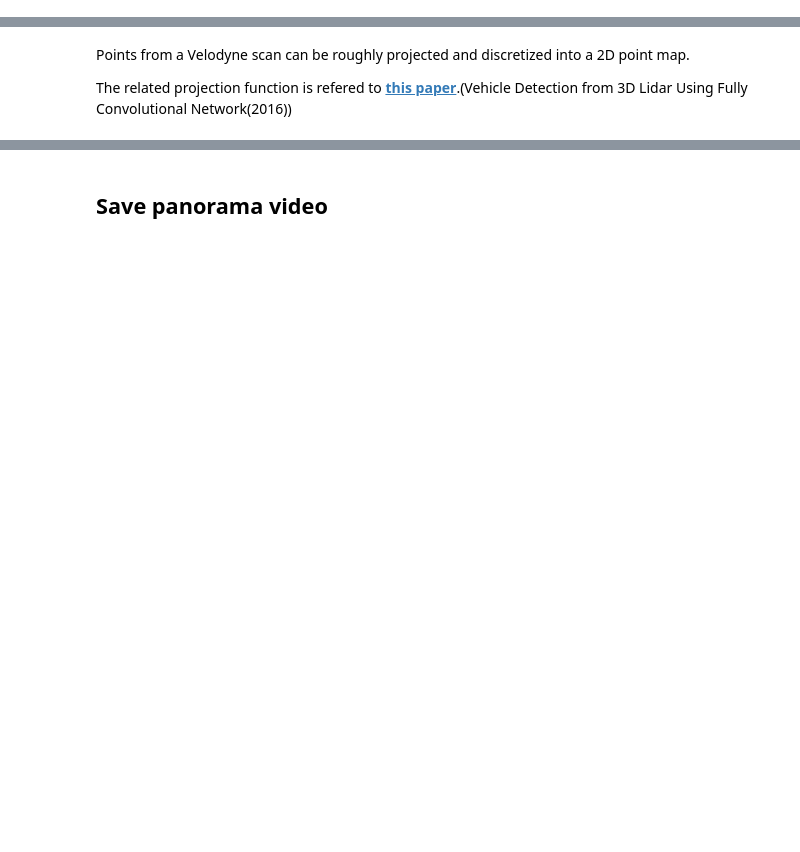
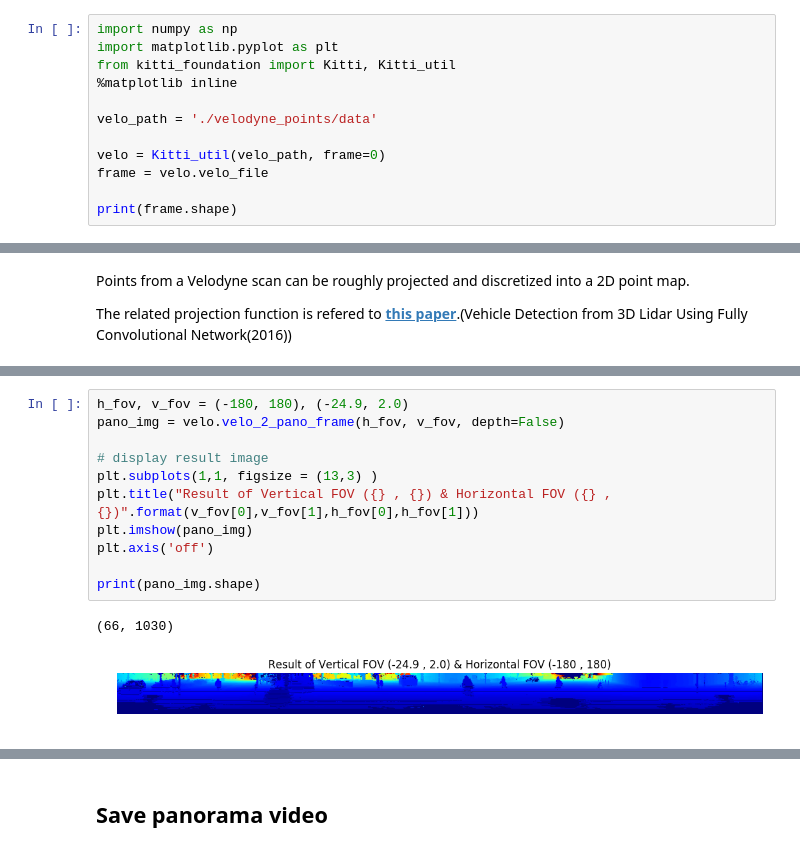
Before and after one commit to windowsub0406/KITTI_Tutorial, a Jupyter notebook: Convert_Velo_2_Pano.ipynb, the cells around one changed output, grey strips where cells are left out. Drawn from its saved outputs; the diff is of its cells as text; blank space fills up the shorter version.

```diff
--- a/Convert_Velo_2_Pano.ipynb
+++ b/Convert_Velo_2_Pano.ipynb
@@ -36,0 +22,12 @@ print(velo_points.shape)
+# %%
+import numpy as np
+import matplotlib.pyplot as plt
+from kitti_foundation import Kitti, Kitti_util
+%matplotlib inline
+
+velo_path = './velodyne_points/data'
+
+velo = Kitti_util(velo_path, frame=0)
+frame = velo.velo_file
+
+print(frame.shape)
@@ -133,2 +40,16 @@ print(pano_img.shape)
+# %%
+h_fov, v_fov = (-180, 180), (-24.9, 2.0)
+pano_img = velo.velo_2_pano_frame(h_fov, v_fov, depth=False)
+
+# display result image
+plt.subplots(1,1, figsize = (13,3) )
+plt.title("Result of Vertical FOV ({} , {}) & Horizontal FOV ({} , {})".format(v_fov[0],v_fov[1],h_fov[0],h_fov[1]))
+plt.imshow(pano_img)
+plt.axis('off')
+
+print(pano_img.shape)
+# %% [output]
+(66, 1030)
+[figure, added]
 # %%
 """ different vertical, horizontal FOV's result """
```
Also changed, not shown: parts of 6 cells of this notebook, 4 other files.
